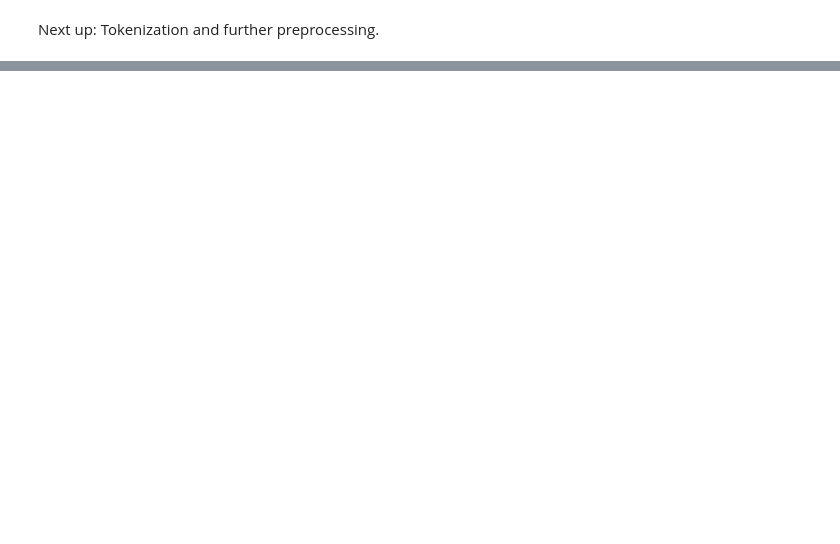
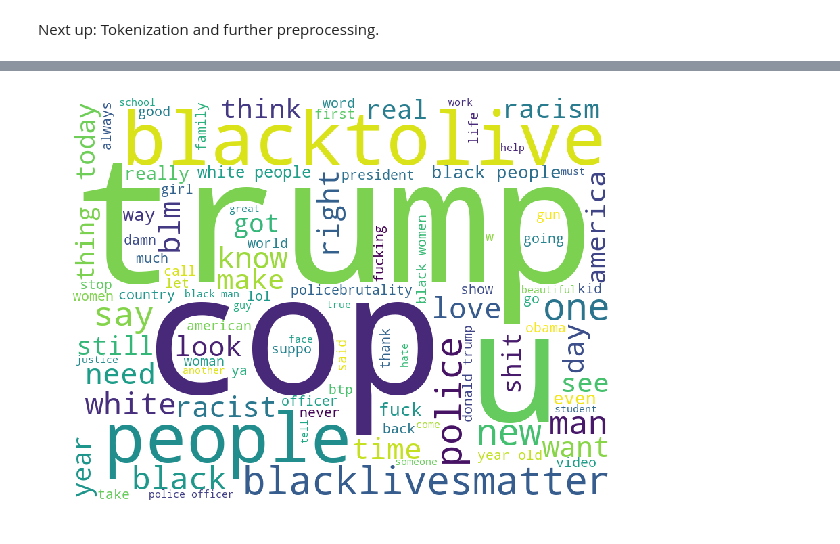
Before and after one commit to jrdmose/BGSE_Text_Mining, a Jupyter notebook: scripts/users_in_depth.ipynb, the cells around one changed output, grey strips where cells are left out. Cells and saved outputs as stored; diff of their text form; code cells hidden in the pictures; blank space fills up the shorter version.

```diff
--- a/scripts/users_in_depth.ipynb
+++ b/scripts/users_in_depth.ipynb
@@ -661,0 +763,4 @@ plot_wordcloud(left_cluster)
+# %%
+tokenize_and_wordcloud(left_tweets)
+# %% [output]
+[figure, added]
```
Also changed, not shown: parts of 25 cells of this notebook.
